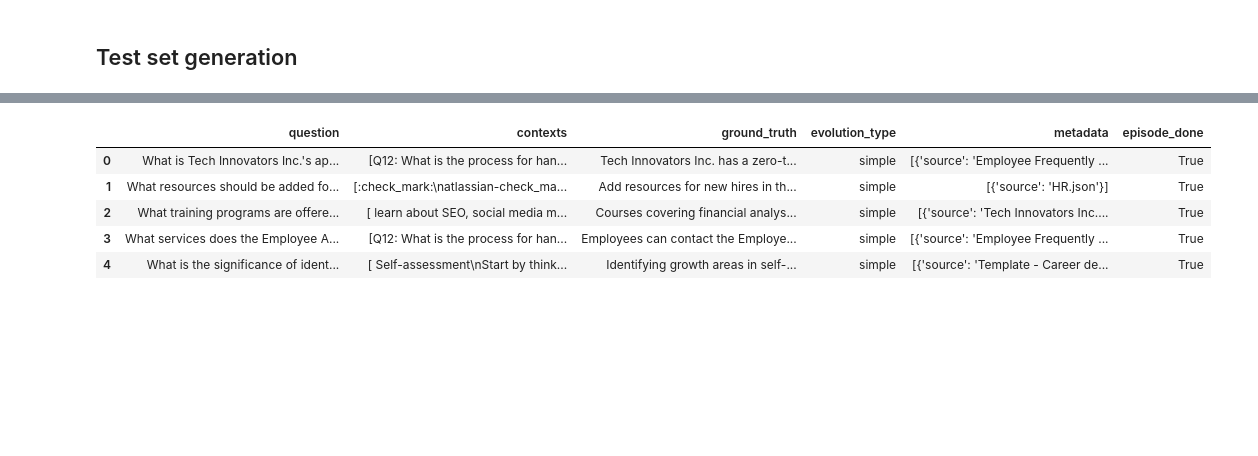
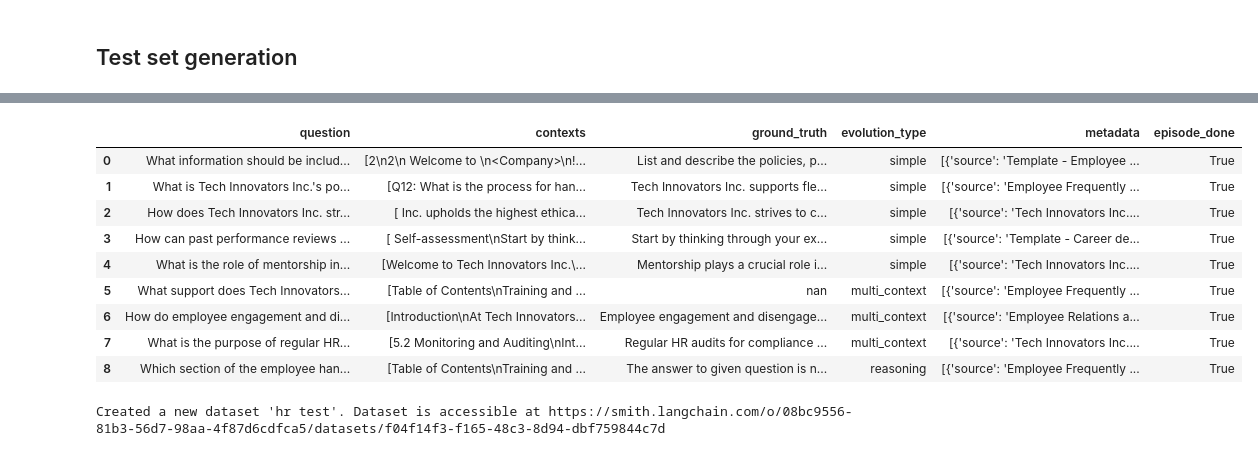
Before and after one commit to dqminhv/cohere-rag-eval, a Jupyter notebook: notebook/ragas_synthetic_test_data_generation.ipynb, the cells around one changed output, grey strips where cells are left out. Saved outputs shown, nothing was run; the diff lists cells and outputs as text; code cells hidden in the pictures; blank space fills up the shorter version.

```diff
--- a/notebook/ragas_synthetic_test_data_generation.ipynb
+++ b/notebook/ragas_synthetic_test_data_generation.ipynb
@@ -163,14 +163,27 @@ Filename and doc_id are the same for all nodes.
 max retries exceeded for SimpleEvolution(generator_llm=LangchainLLMWrapper(run_config=RunConfig(timeout=180, max_retries=15, max_wait=90, max_workers=16, exception_types=<class 'openai.RateLimitError' ...
 # %%
 test_df = testset.to_pandas()
-test_df.head()
+test_df
 # %% [output]
 |  | question | contexts | ground_truth | evolution_type | metadata | episode_done |
-| 0 | What is Tech Innovators Inc.'s ap... | [Q12: What is the process for han... | Tech Innovators Inc. has a zero-t... | simple | [{'source': 'Employee Frequently ... | True |
-| 1 | What resources should be added fo... | [:check_mark:\natlassian-check_ma... | Add resources for new hires in th... | simple | [{'source': 'HR.json'}] | True |
-| 2 | What training programs are offere... | [ learn about SEO, social media m... | Courses covering financial analys... | simple | [{'source': 'Tech Innovators Inc.... | True |
-| 3 | What services does the Employee A... | [Q12: What is the process for han... | Employees can contact the Employe... | simple | [{'source': 'Employee Frequently ... | True |
-| 4 | What is the significance of ident... | [ Self-assessment\nStart by think... | Identifying growth areas in self-... | simple | [{'source': 'Template - Career de... | True |
+| 0 | What information should be includ... | [2\n2\n Welcome to \n<Company>\n!... | List and describe the policies, p... | simple | [{'source': 'Template - Employee ... | True |
+| 1 | What is Tech Innovators Inc.'s po... | [Q12: What is the process for han... | Tech Innovators Inc. supports fle... | simple | [{'source': 'Employee Frequently ... | True |
+| 2 | How does Tech Innovators Inc. str... | [ Inc. upholds the highest ethica... | Tech Innovators Inc. strives to c... | simple | [{'source': 'Tech Innovators Inc.... | True |
+| 3 | How can past performance reviews ... | [ Self-assessment\nStart by think... | Start by thinking through your ex... | simple | [{'source': 'Template - Career de... | True |
+| 4 | What is the role of mentorship in... | [Welcome to Tech Innovators Inc.\... | Mentorship plays a crucial role i... | simple | [{'source': 'Tech Innovators Inc.... | True |
+| 5 | What support does Tech Innovators... | [Table of Contents\nTraining and ... | nan | multi_context | [{'source': 'Employee Frequently ... | True |
+| 6 | How do employee engagement and di... | [Introduction\nAt Tech Innovators... | Employee engagement and disengage... | multi_context | [{'source': 'Employee Relations a... | True |
+| 7 | What is the purpose of regular HR... | [5.2 Monitoring and Auditing\nInt... | Regular HR audits for compliance ... | multi_context | [{'source': 'Tech Innovators Inc.... | True |
+| 8 | Which section of the employee han... | [Table of Contents\nTraining and ... | The answer to given question is n... | reasoning | [{'source': 'Employee Frequently ... | True |
+# %%
+from ragas.integrations.langsmith import upload_dataset
+
+dataset_name = "hr test"
+dataset_desc = "HR department test dataset"
+
+dataset = upload_dataset(testset, dataset_name, dataset_desc)
+# %% [output]
+Created a new dataset 'hr test'. Dataset is accessible at https://smith.langchain.com/o/08bc9556-81b3-56d7-98aa-4f87d6cdfca5/datasets/f04f14f3-f165-48c3-8d94-dbf759844c7d
 # %%
 # Example usage:
 from from_root import from_root
```
Also changed, not shown: parts of 1 cell of this notebook, 2 other files.
